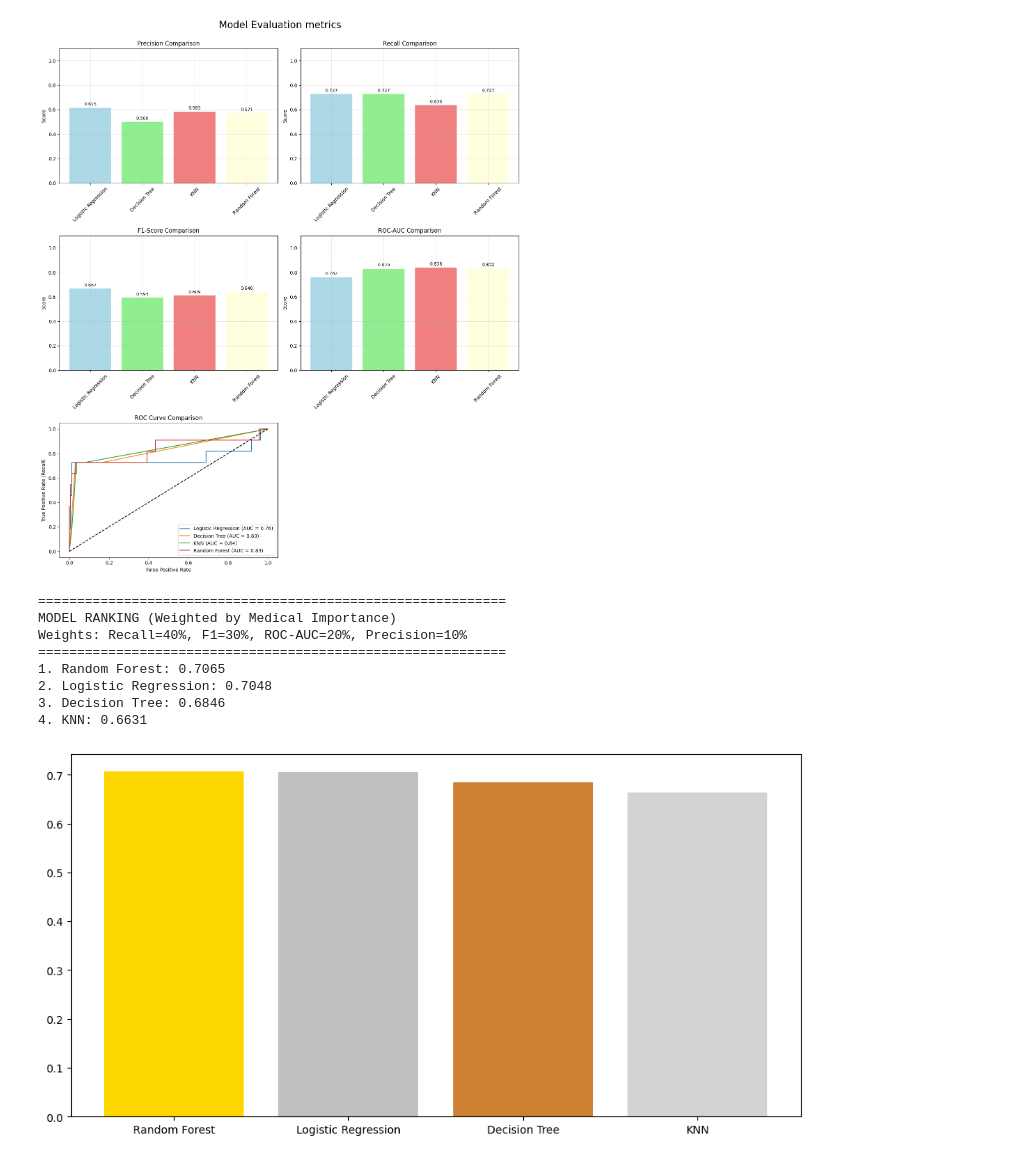
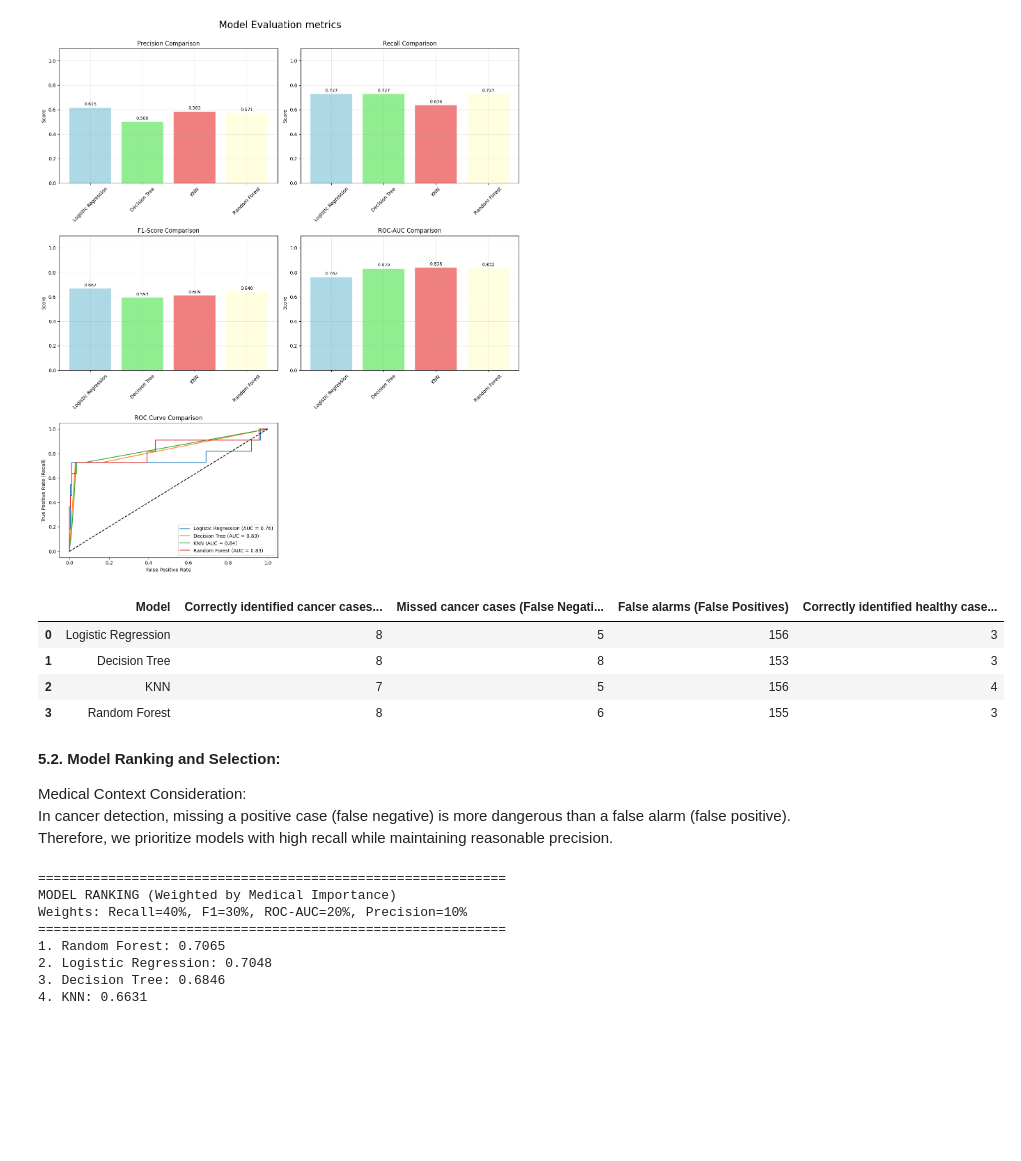
Before and after one commit to mudu89/ML_AssignmentPS01, a Jupyter notebook: 2024DA04200_Problem_Statement_1.ipynb, the cells around one changed output. Drawn from its saved outputs; the diff is of its cells as text; code cells hidden in the pictures; blank space fills up the shorter version.

```diff
--- a/2024DA04200_Problem_Statement_1.ipynb
+++ b/2024DA04200_Problem_Statement_1.ipynb
@@ -547,6 +560,8 @@ param_grid_lr = {
 }
 grid_lr = GridSearchCV(LogisticRegression(class_weight='balanced', max_iter=500),
                        param_grid_lr, cv=5, scoring='f1')
+for i in ["80_20", "70_30"]:
+
 grid_lr.fit(X_train, y_train)
 
 lr_result_df = pd.DataFrame(grid_lr.cv_results_)
@@ -554,16 +569,13 @@ lr_result_df = pd.DataFrame(grid_lr.cv_results_)
 
 best_lr = grid_lr.best_estimator_
 print(f"The best fit params selected are \n C:{best_lr.get_params()['C']}, \n solver:{best_lr.get_params()['solver']} ")
-#logistic_model = LogisticRegression(solver='liblinear', class_weight='balanced') # default classfier
-
-#logistic_model.fit(X_train,y_train)
 
 # predict values for the test data
 y_predict_logisticRegression  = best_lr.predict(X_test)
 
 y_prob_logisticRegression = best_lr.predict_proba(X_test)[:, 1]
 
-fit_result['Logistic Regression'] = [y_predict_logisticRegression , y_prob_logisticRegression]
+fit_result["80_20"]['Logistic Regression'] = [y_predict_logisticRegression , y_prob_logisticRegression]
 # %% [output]
 The best fit params selected are
  C:0.01,
@@ -712,37 +724,42 @@ plt.tight_layout()
 plt.show()
 # %% [output]
 [figure]
+# %%
+
+cm_matrix = []
+for model_name, model_result in fit_result.items():
+    y_pred, y_prob = model_result
+    tn, fp, fn, tp = confusion_matrix(y_test, y_pred).ravel()
+    cm_matrix.append({
+        "Model": model_name,
+        "Correctly identified cancer cases (True Positives)": tp,
+        "Missed cancer cases (False Negatives)": fp,
+        "False alarms (False Positives)": tn,
+        "Correctly identified healthy cases (True Negatives)": fn
+    })
+
+cm_matrix_df = pd.DataFrame(cm_matrix)
+cm_matrix_df.head()
+# %% [output]
+|  | Model | Correctly identified cancer cases... | Missed cancer cases (False Negati... | False alarms (False Positives) | Correctly identified healthy case... |
+| 0 | Logistic Regression | 8 | 5 | 156 | 3 |
+| 1 | Decision Tree | 8 | 8 | 153 | 3 |
+| 2 | KNN | 7 | 5 | 156 | 4 |
+| 3 | Random Forest | 8 | 6 | 155 | 3 |
+# %% [markdown]
+**5.2. Model Ranking and Selection:**
+
+Medical Context Consideration:
+In cancer detection, missing a positive case (false negative) is more dangerous than a false alarm (false positive). Therefore, we prioritize models with high recall while maintaining reasonable precision.
 # %%
+
+# Print ranking
 # Create ranking based on key metrics (weighted by importance in medical context)
 weights = {'Recall': 0.4, 'F1-Score': 0.3, 'ROC-AUC': 0.2, 'Precision': 0.1}
 results_df['Weighted_Score'] = sum(results_df[metric] * weight
                                            for metric, weight in weights.items())
 
 ranking = results_df.sort_values('Weighted_Score', ascending=False)
-fig, axes = plt.subplots(1, 1, figsize=(12, 6))
-
-bars = axes.bar(ranking['Model'], ranking['Weighted_Score'],
-               color=['gold', 'silver', '#CD7F32', 'lightgray'])
-
-# Add value labels
-for bar in bars:
-    height = bar.get_height()
-    ax.text(bar.get_x() + bar.get_width()/2., height + 0.01,
-            f'{height:.3f}', ha='center', va='bottom', fontsize=9)
-
-ax.set_xlabel('Weighted Performance Score')
-ax.set_title('Overall Model Ranking\n(Weighted by Medical Importance)', fontweight='bold')
-ax.grid(True, alpha=0.3)
-
-for model_name, model_result in fit_result.items():
-    y_pred, y_prob = model_result
-    tn, fp, fn, tp = confusion_matrix(y_test, y_pred).ravel()
-    print(f"\n{model_name}:")
-    print(f"  • Correctly identified cancer cases (True Positives): {tp}")
-    print(f"  • Missed cancer cases (False Negatives): {fn}")
-    print(f"  • False alarms (False Positives): {fp}")
-    print(f"  • Correctly identified healthy cases (True Negatives): {tn}")
-# Print ranking
 print("\n" + "="*60)
 print("MODEL RANKING (Weighted by Medical Importance)")
 print("Weights: Recall=40%, F1=30%, ROC-AUC=20%, Precision=10%")
@@ -758,4 +775,3 @@ Weights: Recall=40%, F1=30%, ROC-AUC=20%, Precision=10%
 2. Logistic Regression: 0.7048
 3. Decision Tree: 0.6846
 4. KNN: 0.6631
-[figure, removed]
```
Also changed, not shown: parts of 7 cells of this notebook.
